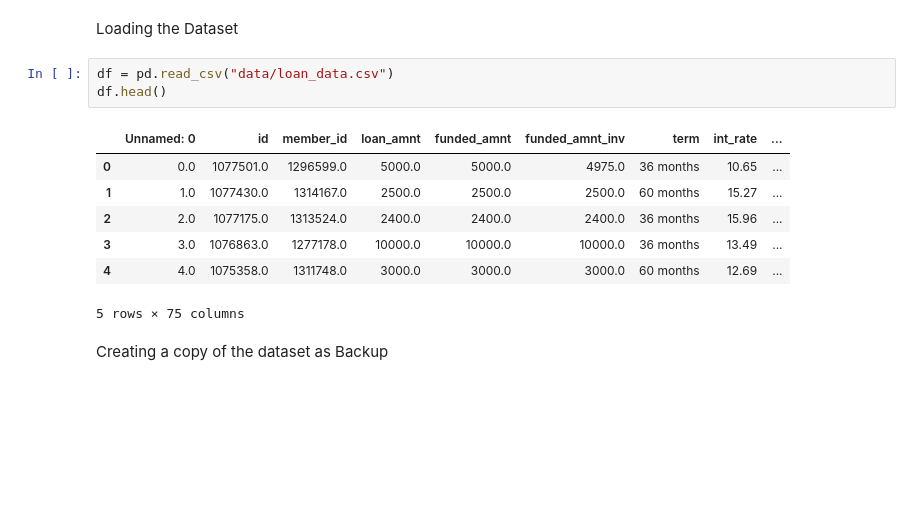
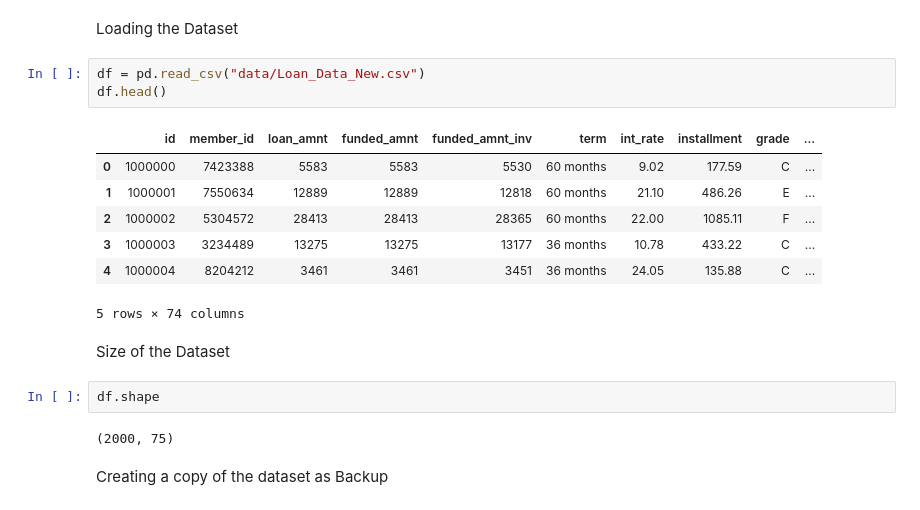
Before and after one commit to bhavbooks/Credit-Risk-Model, a Jupyter notebook: notebook/EDA.ipynb, the cells around one changed output. Saved outputs shown, nothing was run; the diff lists cells and outputs as text; blank space fills up the shorter version.

```diff
--- a/notebook/EDA.ipynb
+++ b/notebook/EDA.ipynb
@@ -7,16 +7,22 @@ import numpy as np
 # %% [markdown]
 Loading the Dataset
 # %%
-df = pd.read_csv("data/loan_data.csv")
+df = pd.read_csv("data/Loan_Data_New.csv")
 df.head()
 # %% [output]
-|  | Unnamed: 0 | id | member_id | loan_amnt | funded_amnt | funded_amnt_inv | term | int_rate | ... |
-| 0 | 0.0 | 1077501.0 | 1296599.0 | 5000.0 | 5000.0 | 4975.0 | 36 months | 10.65 | ... |
-| 1 | 1.0 | 1077430.0 | 1314167.0 | 2500.0 | 2500.0 | 2500.0 | 60 months | 15.27 | ... |
-| 2 | 2.0 | 1077175.0 | 1313524.0 | 2400.0 | 2400.0 | 2400.0 | 36 months | 15.96 | ... |
-| 3 | 3.0 | 1076863.0 | 1277178.0 | 10000.0 | 10000.0 | 10000.0 | 36 months | 13.49 | ... |
-| 4 | 4.0 | 1075358.0 | 1311748.0 | 3000.0 | 3000.0 | 3000.0 | 60 months | 12.69 | ... |
+|  | id | member_id | loan_amnt | funded_amnt | funded_amnt_inv | term | int_rate | installment | grade | ... |
+| 0 | 1000000 | 7423388 | 5583 | 5583 | 5530 | 60 months | 9.02 | 177.59 | C | ... |
+| 1 | 1000001 | 7550634 | 12889 | 12889 | 12818 | 60 months | 21.10 | 486.26 | E | ... |
+| 2 | 1000002 | 5304572 | 28413 | 28413 | 28365 | 60 months | 22.00 | 1085.11 | F | ... |
+| 3 | 1000003 | 3234489 | 13275 | 13275 | 13177 | 36 months | 10.78 | 433.22 | C | ... |
+| 4 | 1000004 | 8204212 | 3461 | 3461 | 3451 | 36 months | 24.05 | 135.88 | C | ... |
-5 rows × 75 columns
+5 rows × 74 columns
+# %% [markdown]
+Size of the Dataset
+# %%
+df.shape
+# %% [output]
+(2000, 75)
 # %% [markdown]
 Creating a copy of the dataset as Backup
 # %%
```
Also changed, not shown: parts of 6 cells of this notebook, 1 other file.
